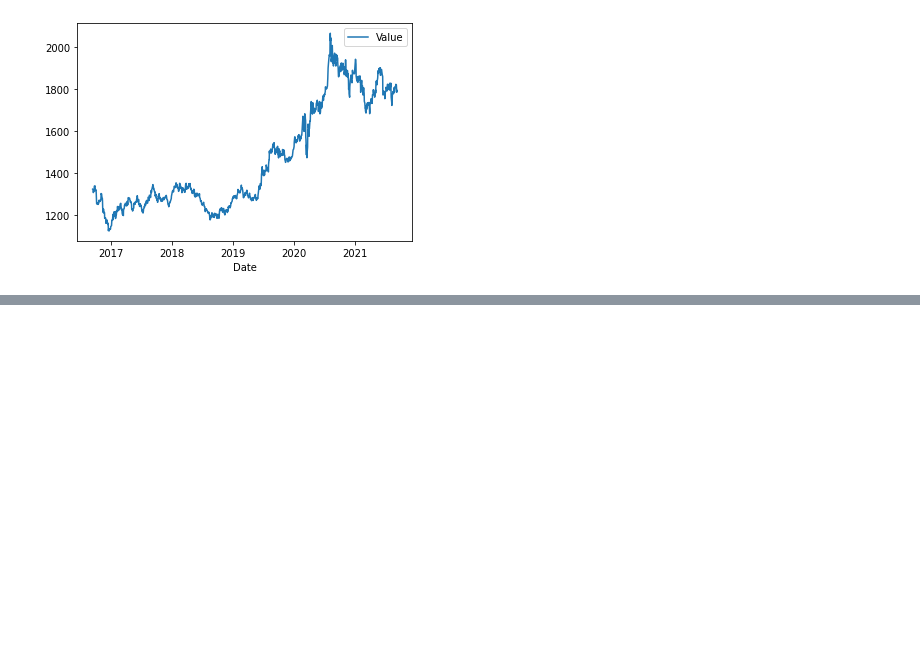
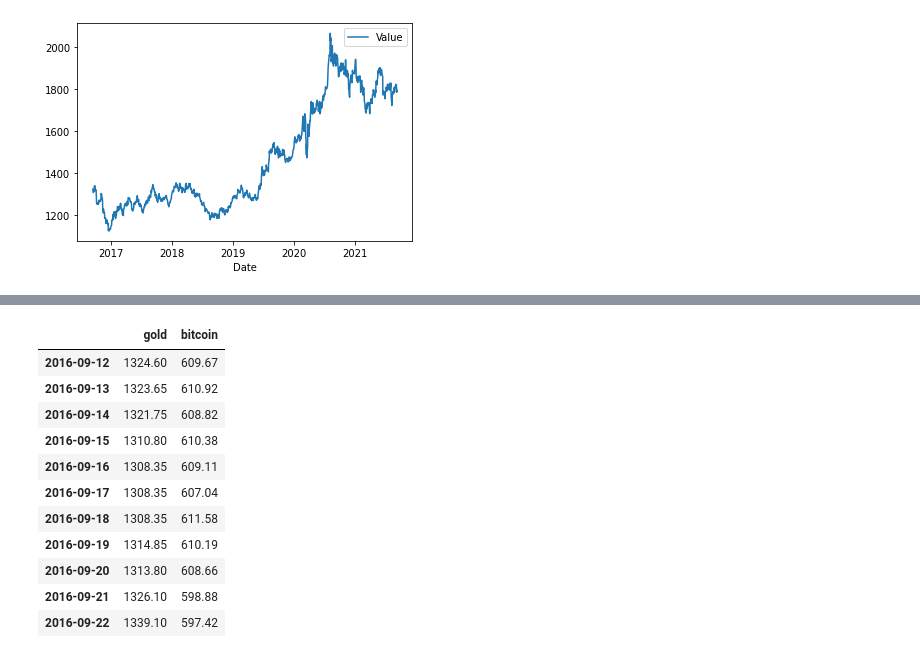
Before and after one commit to 1007210276/2022MCM, a Jupyter notebook: model/model.ipynb, the cells around one changed output, grey strips where cells are left out. Saved outputs shown, nothing was run; the diff lists cells and outputs as text; code cells hidden in the pictures; blank space fills up the shorter version.

```diff
--- a/model/model.ipynb
+++ b/model/model.ipynb
@@ -121,0 +94,17 @@ s
+# %%
+cur_date = pd.Timestamp('2016-9-22')
+
+price.loc[cur_date - pd.DateOffset(n=10): cur_date]
+# %% [output]
+|  | gold | bitcoin |
+| 2016-09-12 | 1324.60 | 609.67 |
+| 2016-09-13 | 1323.65 | 610.92 |
+| 2016-09-14 | 1321.75 | 608.82 |
+| 2016-09-15 | 1310.80 | 610.38 |
+| 2016-09-16 | 1308.35 | 609.11 |
+| 2016-09-17 | 1308.35 | 607.04 |
+| 2016-09-18 | 1308.35 | 611.58 |
+| 2016-09-19 | 1314.85 | 610.19 |
+| 2016-09-20 | 1313.80 | 608.66 |
+| 2016-09-21 | 1326.10 | 598.88 |
+| 2016-09-22 | 1339.10 | 597.42 |
```
Also changed, not shown: parts of 13 cells of this notebook, 2 other files.
